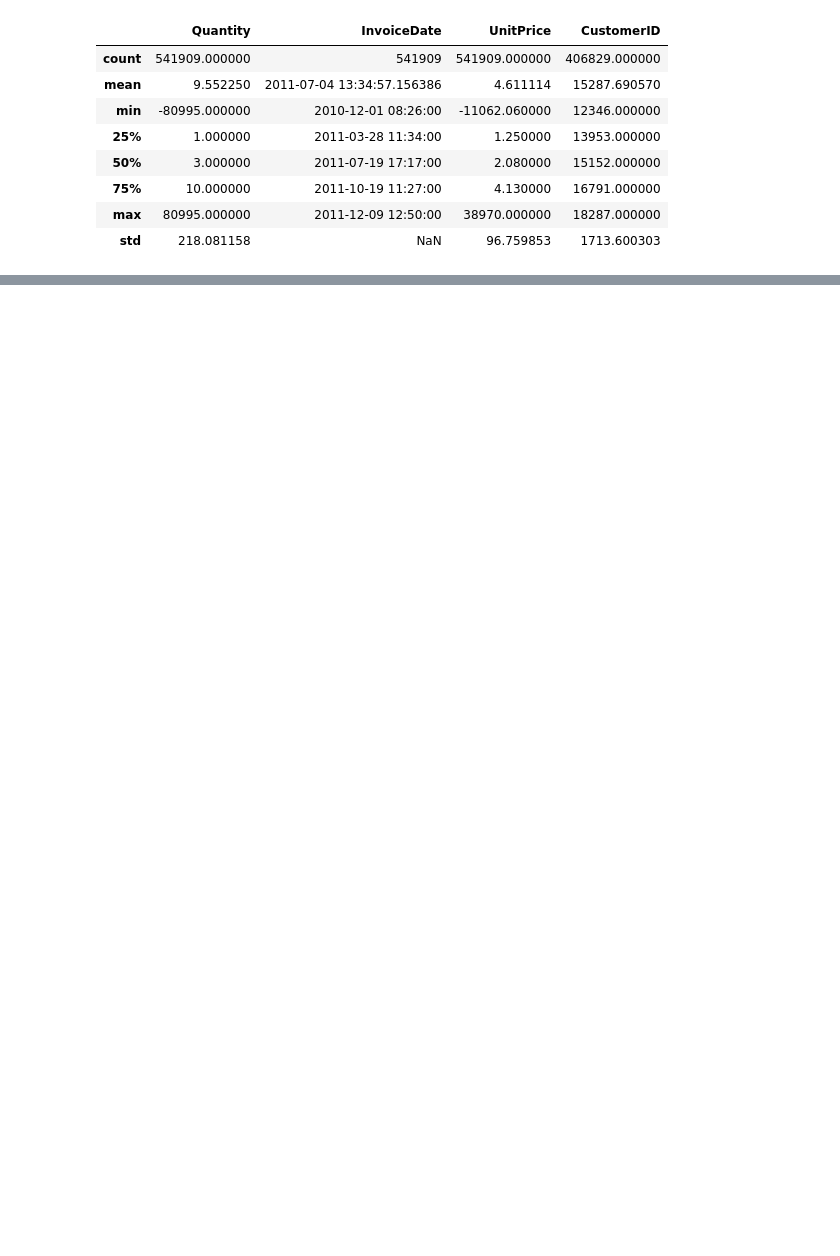
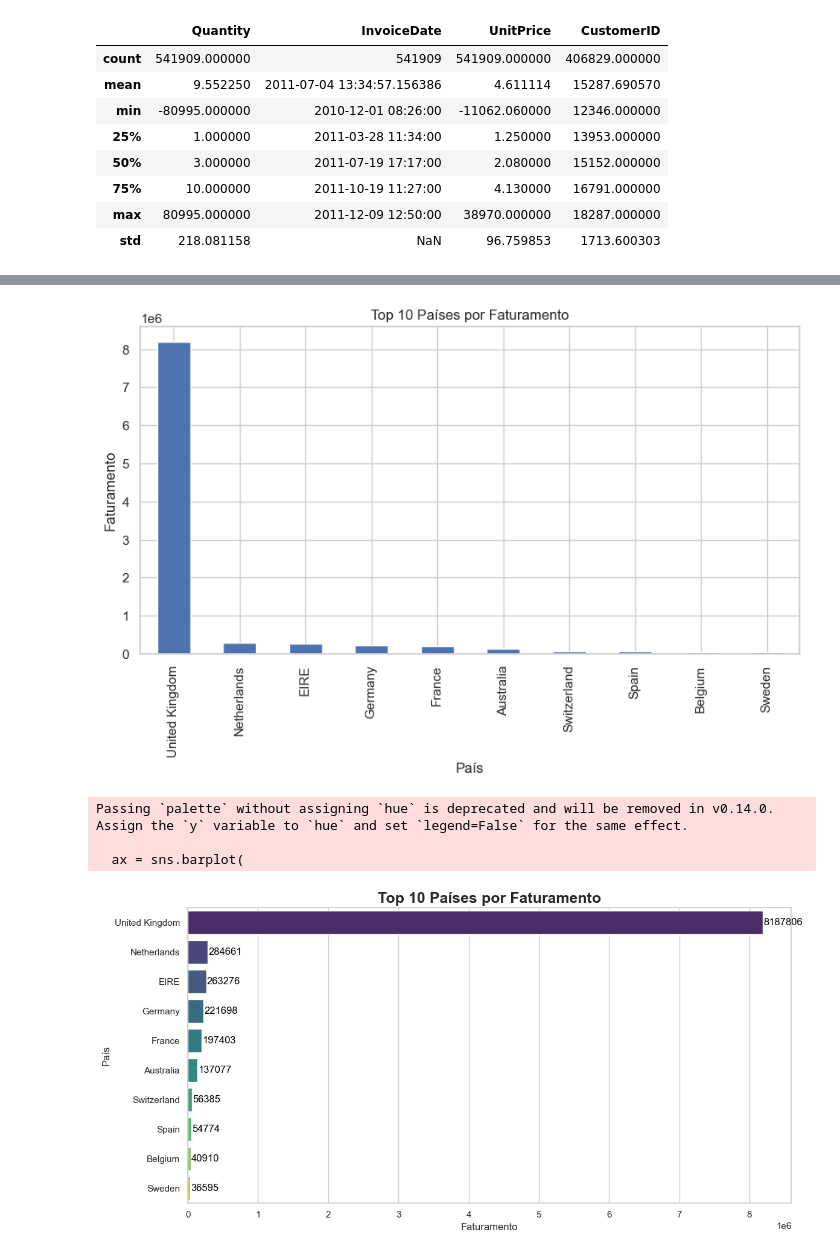
Before and after one commit to kiq-gon/ecommerce-sales-analysis, a Jupyter notebook: notebooks/analysis.ipynb, the cells around one changed output, grey strips where cells are left out. Drawn from its saved outputs; the diff is of its cells as text; code cells hidden in the pictures; blank space fills up the shorter version.

```diff
--- a/notebooks/analysis.ipynb
+++ b/notebooks/analysis.ipynb
@@ -28,0 +96,34 @@ df.describe()
+# %%
+top_countries = df.groupby("Country")["Revenue"].sum().sort_values(ascending=False).head(10)
+
+top_countries.plot(kind="bar", figsize=(10,5))
+
+plt.title("Top 10 Países por Faturamento")
+plt.xlabel("País")
+plt.ylabel("Faturamento")
+
+plt.show()
+
+plt.figure(figsize=(12,6))
+
+ax = sns.barplot(
+    x=top_countries.values,
+    y=top_countries.index,
+    palette="viridis"
+)
+
+plt.title("Top 10 Países por Faturamento", fontsize=18, weight="bold")
+plt.xlabel("Faturamento", fontsize=12)
+plt.ylabel("País", fontsize=12)
+
+for i, v in enumerate(top_countries.values):
+    ax.text(v + 10000, i, f"{int(v)}", color="black", va="center")
+
+plt.tight_layout()
+plt.show()
+# %% [output]
+[figure, added]
+Passing `palette` without assigning `hue` is deprecated and will be removed in v0.14.0. Assign the `y` variable to `hue` and set `legend=False` for the same effect.
+
+  ax = sns.barplot(
+[figure, added]
```
Also changed, not shown: parts of 8 cells of this notebook, 1 other file.
